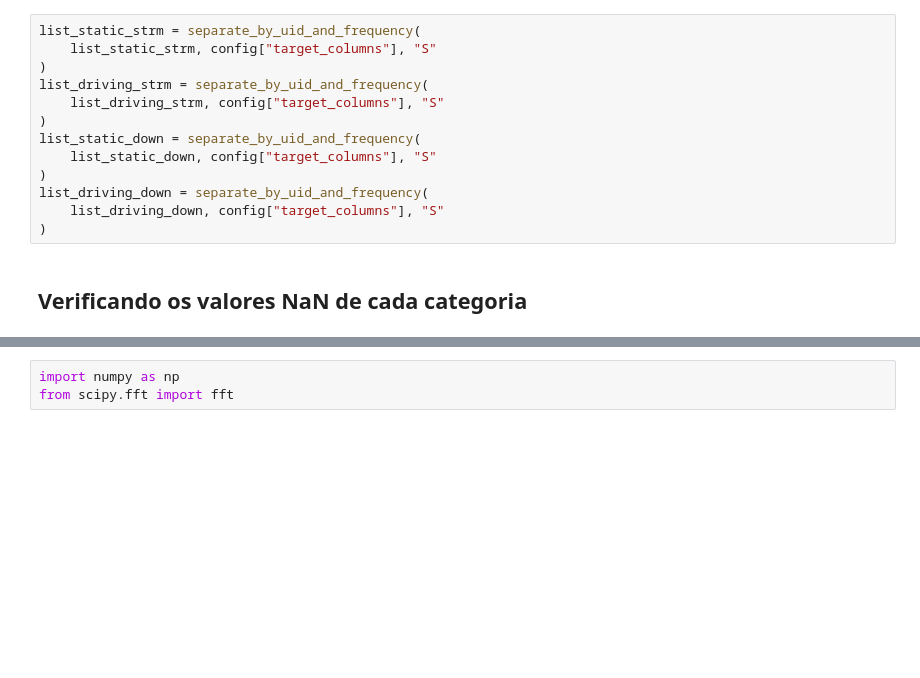
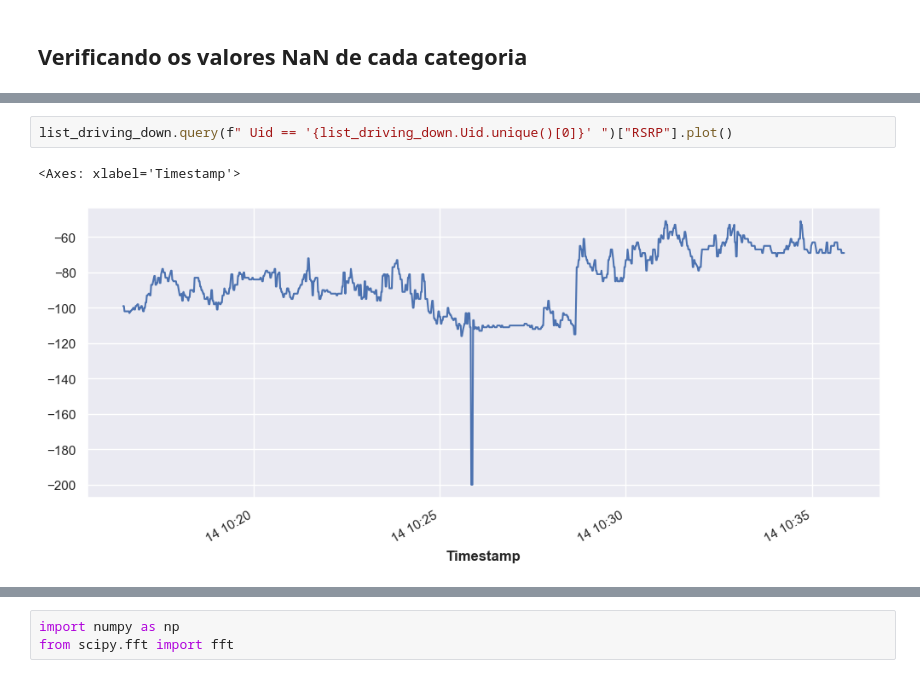
Before and after one commit to ejs94/5g-forecasting, a Jupyter notebook: notebooks/2_eda.ipynb, the cells around one changed output, grey strips where cells are left out. Saved outputs shown, nothing was run; the diff lists cells and outputs as text; blank space fills up the shorter version.

```diff
--- a/notebooks/2_eda.ipynb
+++ b/notebooks/2_eda.ipynb
@@ -440,19 +387,6 @@ config = {"H": 10, "K": 50, "target_columns": ["RSRP", "RSRQ", "SNR", "CQI", "RS
 print(config)
 # %% [output]
 {'H': 10, 'K': 50, 'target_columns': ['RSRP', 'RSRQ', 'SNR', 'CQI', 'RSSI']}
-# %%
-list_static_strm = separate_by_uid_and_frequency(
-    list_static_strm, config["target_columns"], "S"
-)
-list_driving_strm = separate_by_uid_and_frequency(
-    list_driving_strm, config["target_columns"], "S"
-)
-list_static_down = separate_by_uid_and_frequency(
-    list_static_down, config["target_columns"], "S"
-)
-list_driving_down = separate_by_uid_and_frequency(
-    list_driving_down, config["target_columns"], "S"
-)
 # %% [markdown]
 ## Verificando os valores NaN de cada categoria
 # %%
@@ -528,0 +689,5 @@ list_driving_down[2]["RSRP"].plot()
+# %%
+list_driving_down.query(f" Uid == '{list_driving_down.Uid.unique()[0]}' ")["RSRP"].plot()
+# %% [output]
+<Axes: xlabel='Timestamp'>
+[figure, added]
```
Also changed, not shown: parts of 37 cells of this notebook, 7 other files.
